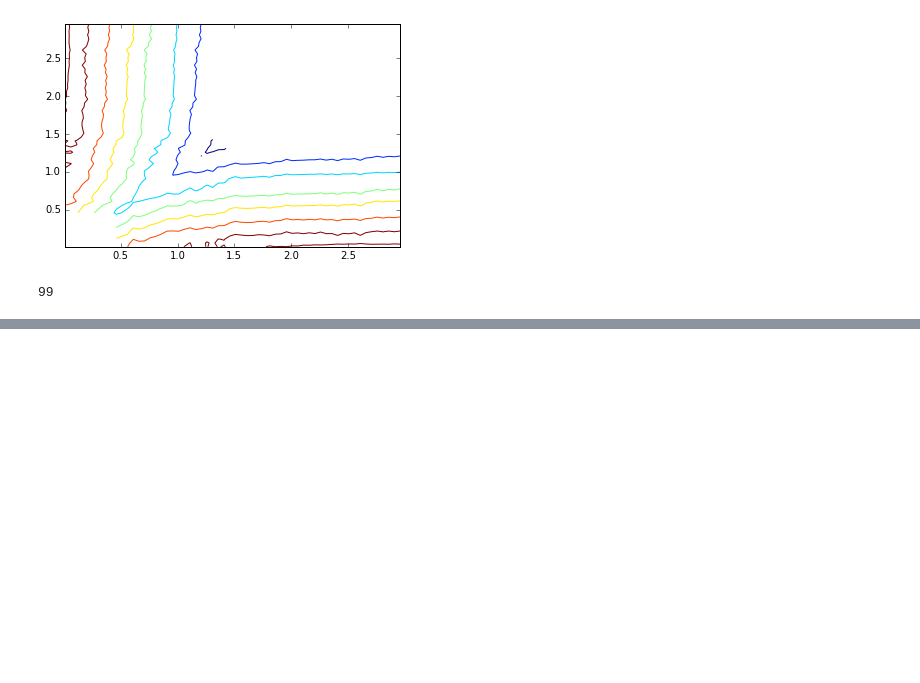
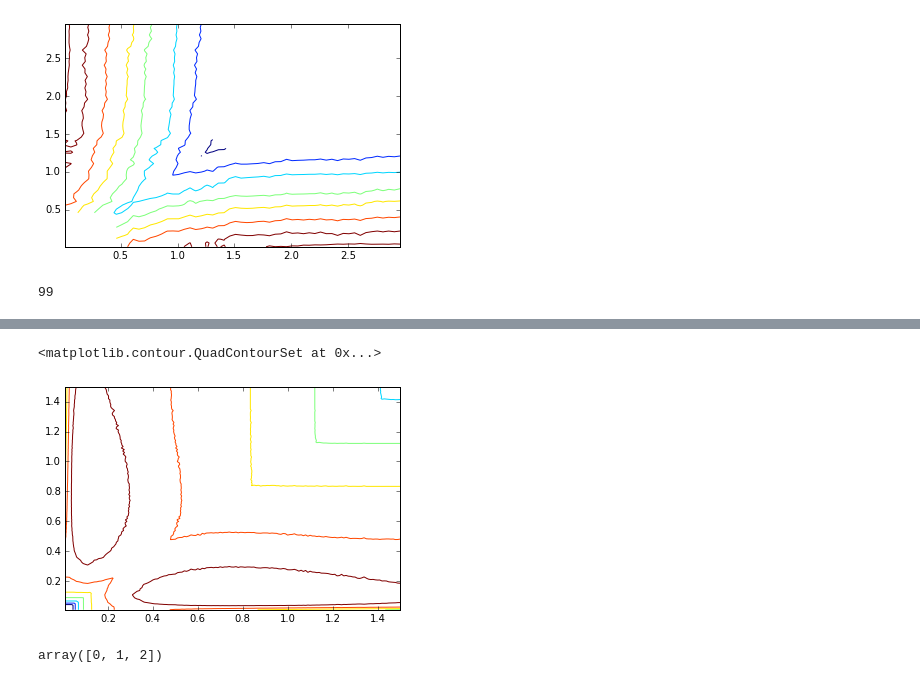
Before and after one commit to zyzdiana/ss_model_mixture, a Jupyter notebook: test.ipynb, the cells around one changed output, grey strips where cells are left out. Drawn from its saved outputs; the diff is of its cells as text; code cells hidden in the pictures; blank space fills up the shorter version.

```diff
--- a/test.ipynb
+++ b/test.ipynb
@@ -368,0 +375,18 @@ np.argmax(likelihood)
+# %%
+loglikelihood = ccc
+sigma_ls = np.arange(0.01, 1.51, 0.01)
+likelihood = np.empty([len(sigma_ls), len(sigma_ls)])
+maxloglikelihood = np.max(loglikelihood, axis=0)
+w = np.exp(loglikelihood - maxloglikelihood)
+for k in range(len(sigma_ls)):
+    for l in range(len(sigma_ls)):
+        likelihood [k,l] = np.sum(np.log(w[k,:]*0.5+w[l,:]*0.5)) + np.sum(maxloglikelihood)
+# %%
+plt.contour(sigma_ls,sigma_ls,likelihood)
+# %% [output]
+<matplotlib.contour.QuadContourSet at 0x...>
+[figure, added]
+# %%
+np.concatenate(([0],[1,2]))
+# %% [output]
+array([0, 1, 2])
```
Also changed, not shown: parts of 5 cells of this notebook, 15 other files.
